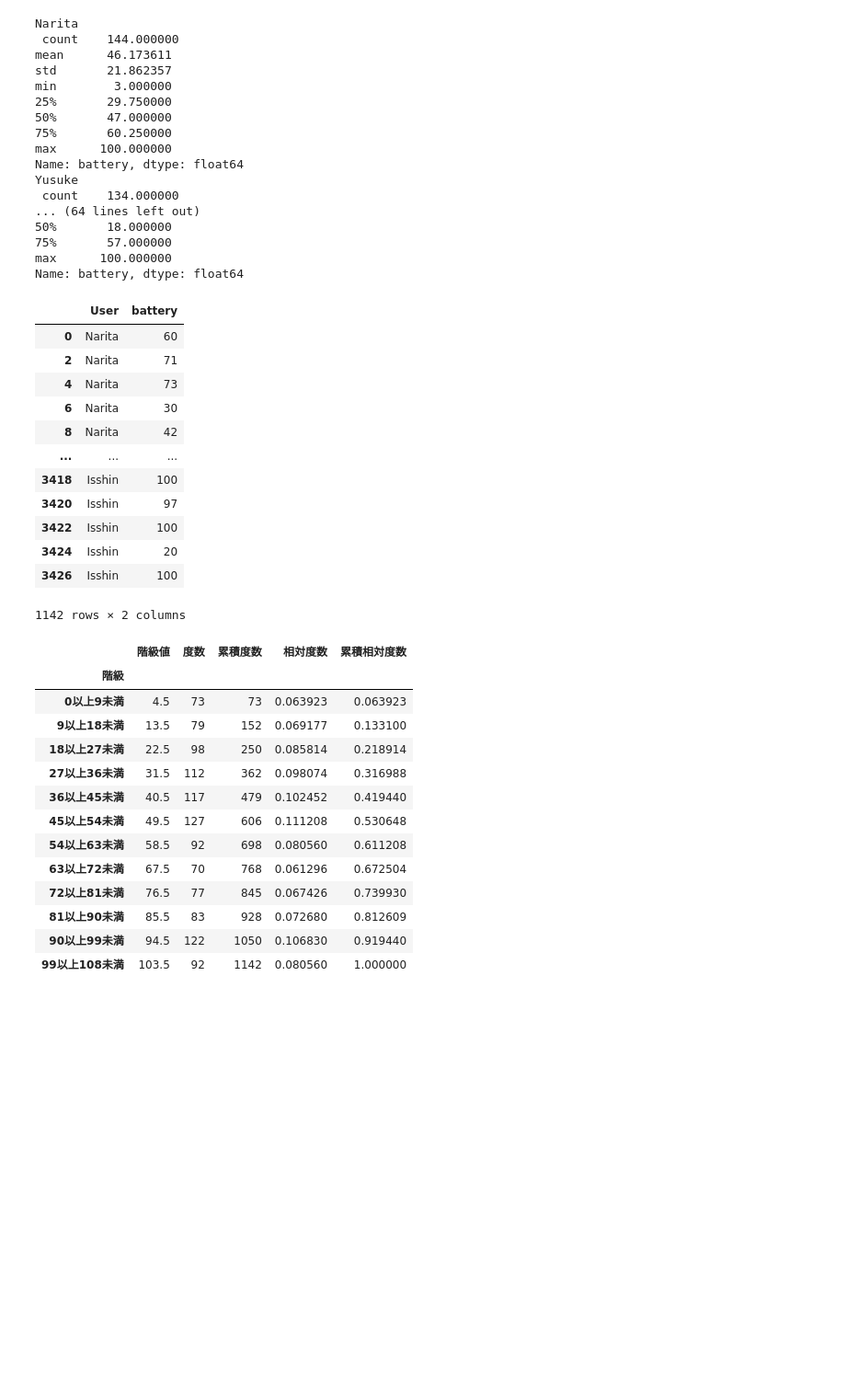
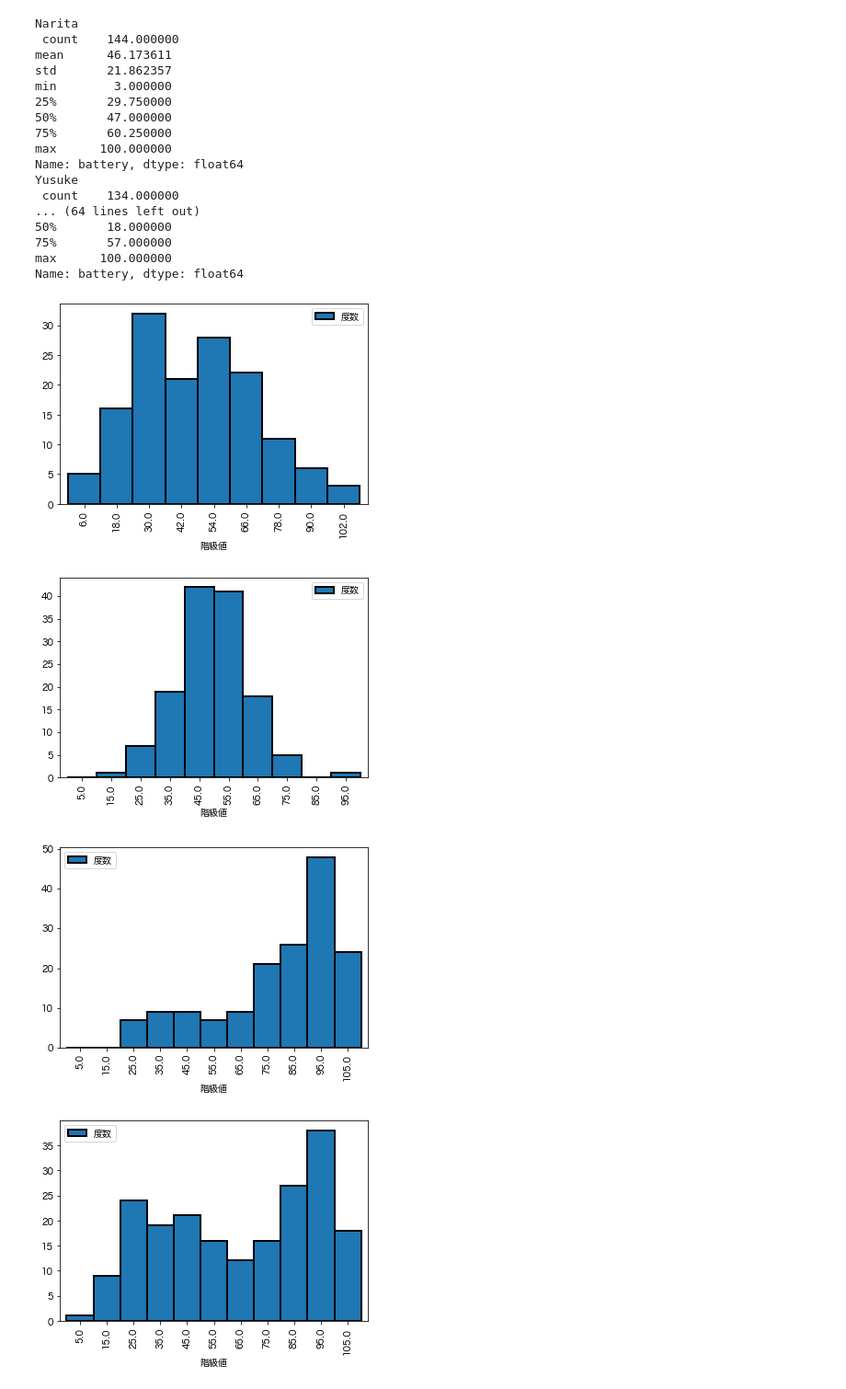
Before and after one commit to Isshin-Py-Sw-La-Me/Portfolio, a Jupyter notebook: bs_2.ipynb, the cells around one changed output. Shown at 92% size. Drawn from its saved outputs; the diff is of its cells as text; code cells hidden in the pictures; blank space fills up the shorter version.

```diff
--- a/bs_2.ipynb
+++ b/bs_2.ipynb
@@ -3,6 +3,8 @@ import numpy as np
 import matplotlib.pyplot as plt
 import pandas as pd
 import datetime as dt
+from matplotlib import pyplot as plt
+plt.rcParams['font.family'] = 'Hiragino Maru Gothic Pro'
 # %%
 df = pd.read_csv("./datasets/fixed_battery_log.csv")
 df = df.drop(df.columns[0],axis=1)
@@ -24,3 +12,0 @@ np.mean(df.loc[(df["User"] == "Yusuke") & (df["state"] == "ON") & (df["date"] >
-# %%
-for i in users:
-    print(i,"\n",df.loc[(df["User"] == i) & (df["state"] == "ON") & (df["date"] > dt.datetime(2022,1,1)) & (df["date"] < dt.datetime(2022,1,31))]["battery"].describe())
@@ -63,22 +31,6 @@ Yusuke
 75%       57.000000
 max      100.000000
 Name: battery, dtype: float64
-# %%
-df.loc[(df["state"] == "ON") & (df["date"] > dt.datetime(2021,12,1)) & (df["date"] < dt.datetime(2022,1,31)),["User","battery"]]
-# %% [output]
-|  | User | battery |
-| 0 | Narita | 60 |
-| 2 | Narita | 71 |
-| 4 | Narita | 73 |
-| 6 | Narita | 30 |
-| 8 | Narita | 42 |
-| ... | ... | ... |
-| 3418 | Isshin | 100 |
-| 3420 | Isshin | 97 |
-| 3422 | Isshin | 100 |
-| 3424 | Isshin | 20 |
-| 3426 | Isshin | 100 |
-1142 rows × 2 columns
 # %%
 def Frequency_Distribution(data, class_width=None):
     data = np.asarray(data)
@@ -99,19 +51,15 @@ def Frequency_Distribution(data, class_width=None):
                                         for i in range(hist.size)],
                                        name='階級'))
 # %%
-Frequency_Distribution(df.loc[(df["state"] == "ON") & (df["date"] > dt.datetime(2021,12,1)) & (df["date"] < dt.datetime(2022,1,31)),["battery"]])
+for i in range(len(users)):
+    User_F_data = Frequency_Distribution(df.loc[(df["User"] == users[i]) &
+                                                (df["state"] == "ON") &
+                                                (df["date"] > dt.datetime(2021,12,1)) &
+                                                (df["date"] < dt.datetime(2022,1,31))]["battery"])
+    User_F_data.plot.bar(x="階級値",y="度数",width=1,ec="k",lw=2)
+    plt.savefig("bs_2_results/%s_%d.jpg" % (users[i],i))
 # %% [output]
-|  | 階級値 | 度数 | 累積度数 | 相対度数 | 累積相対度数 |
-| 階級 |  |  |  |  |  |
-| 0以上9未満 | 4.5 | 73 | 73 | 0.063923 | 0.063923 |
-| 9以上18未満 | 13.5 | 79 | 152 | 0.069177 | 0.133100 |
-| 18以上27未満 | 22.5 | 98 | 250 | 0.085814 | 0.218914 |
-| 27以上36未満 | 31.5 | 112 | 362 | 0.098074 | 0.316988 |
-| 36以上45未満 | 40.5 | 117 | 479 | 0.102452 | 0.419440 |
-| 45以上54未満 | 49.5 | 127 | 606 | 0.111208 | 0.530648 |
-| 54以上63未満 | 58.5 | 92 | 698 | 0.080560 | 0.611208 |
-| 63以上72未満 | 67.5 | 70 | 768 | 0.061296 | 0.672504 |
-| 72以上81未満 | 76.5 | 77 | 845 | 0.067426 | 0.739930 |
-| 81以上90未満 | 85.5 | 83 | 928 | 0.072680 | 0.812609 |
-| 90以上99未満 | 94.5 | 122 | 1050 | 0.106830 | 0.919440 |
-| 99以上108未満 | 103.5 | 92 | 1142 | 0.080560 | 1.000000 |
+[figure, added]
+[figure, added]
+[figure, added]
+[figure, added]
```
Also changed, not shown: parts of 6 cells of this notebook, 1 other file.
